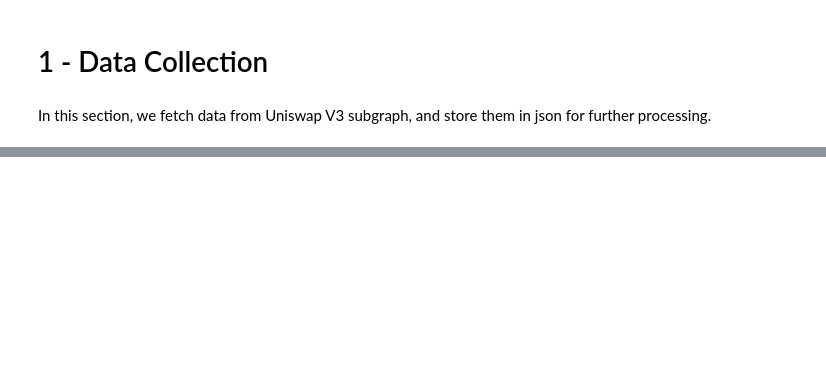
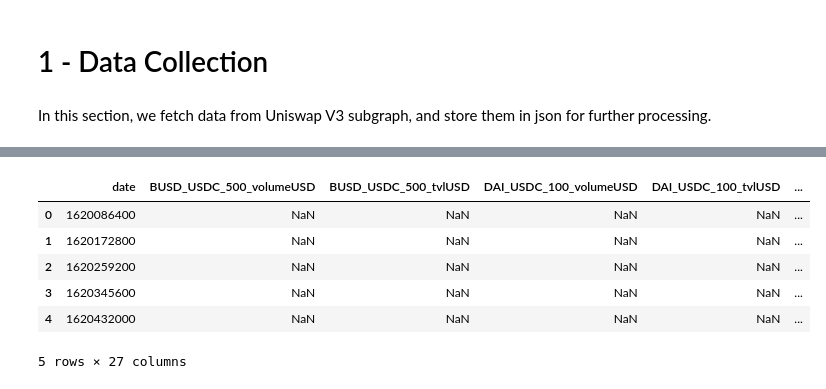
Before and after one commit to StardustLID/eth-uniswap-prelim-analysis, a Jupyter notebook: analysis/1-DataCollection.ipynb, the cells around one changed output, grey strips where cells are left out. Drawn from its saved outputs; the diff is of its cells as text; code cells hidden in the pictures; blank space fills up the shorter version.

```diff
--- a/analysis/1-DataCollection.ipynb
+++ b/analysis/1-DataCollection.ipynb
@@ -166,6 +369,5 @@ top_pools_df.info()
 # %%
-POOL_CHART = gql(
-    """
+POOL_DAY_TIME_SERIES = """
     query poolDayDatas($startTime: Int!, $skip: Int!, $address: String!) {
         poolDayDatas(
             first: 1000
@@ -178,27 +380,24 @@ POOL_CHART = gql(
             date
             volumeUSD
             tvlUSD
-            feesUSD
         }
     }
-    """
-)
+"""
 # %%
 fetch_pool_error = []
 
-# ref: https://github.com/Uniswap/v3-info/blob/770a05dc1a191cf229432ebc43c1f2ceb3666e3b/src/data/pools/chartData.ts#L14
+
 async def fetch_pool_chart_data(
-    address: str, symbol0: str, symbol1: str, fee_tier: int, verbose: bool = False
+    address: str,
+    symbol0: str,
+    symbol1: str,
+    fee_tier: int,
+    transport: AIOHTTPTransport = transport,
 ):
-    START_TIMESTAMP = 1619170975  # GMT: Friday, April 23, 2021 9:42:55 AM
-    # END_TIMESTAMP = int(time.time()) # current timestamp
-
     error = False
     skip = 0
     all_found = False
     result = {"poolDayDatas": []}
-
-    transport = AIOHTTPTransport(url=UNISWAP_V3_SUBGRAPH_URL)
 
     async with Client(
         transport=transport,
@@ -207,28 +406,28 @@ async def fetch_pool_chart_data(
         params = {"address": address, "startTime": START_TIMESTAMP, "skip": skip}
         try:
             while not all_found:
-                temp = await session.execute(POOL_CHART, variable_values=params)
+                temp = await session.execute(
+                    gql(POOL_DAY_TIME_SERIES), variable_values=params
+                )
                 skip += 1000
                 if len(temp["poolDayDatas"]) < 1000 or error:
                     all_found = True
                 if temp:
+                    # concat the lists
                     result["poolDayDatas"] = (
                         result["poolDayDatas"] + temp["poolDayDatas"]
-                    )  # concat the lists
+                    )
         except Exception as e:
             print(e)
             error = True
             fetch_pool_error.append(address)
 
     if not error:
-        if verbose:
-            pprint(result)
-
         if not os.path.exists(DATA_POOL_DAY_PATH):
             os.makedirs(DATA_POOL_DAY_PATH)
 
         with open(
-            f"{DATA_POOL_DAY_PATH}/{format_pool_name(symbol0, symbol1, fee_tier)}.json",
+            f"{DATA_POOL_DAY_PATH}/{get_pool_key(symbol0, symbol1, fee_tier)}.json",
             "w",
         ) as f:
             json.dump(result, f, indent=4)
@@ -254,34 +456,41 @@ pool_names = []
 
 for f in os.listdir(DATA_POOL_DAY_PATH):
     fullname = os.fsdecode(f)
 
     # not a rigorous check
     with open(os.path.join(DATA_POOL_DAY_PATH, fullname), "r") as file:
         pool_day_datas = json.load(file)
 
     # parse dict as df
     temp = pd.DataFrame.from_dict(pool_day_datas["poolDayDatas"]).astype(
         {"volumeUSD": np.float64, "tvlUSD": np.float64}
     )
 
     # Note: there is no need to analyze fees separately,
     # as it is a fixed proportion of the pool's trade volume
-    temp.drop(columns=["feesUSD"], inplace=True)
 
     # prefix columns (except "date") with pool name
     cols = temp.columns[~temp.columns.isin(["date"])]
     pool_name = fullname.split(os.sep)[-1].split(".")[0]
     pool_names.append(pool_name)
     temp.rename(columns=dict(zip(cols, pool_name + "_" + cols)), inplace=True)
 
     # outer join: union of items on "date"
     df = pd.merge(df, temp, how="outer", on=["date"])
 
 # sort by "date"
 df.sort_values(by="date", inplace=True)
 df.reset_index(drop="index", inplace=True)
 
 df.head()
+# %% [output]
+|  | date | BUSD_USDC_500_volumeUSD | BUSD_USDC_500_tvlUSD | DAI_USDC_100_volumeUSD | DAI_USDC_100_tvlUSD | ... |
+| 0 | 1620086400 | NaN | NaN | NaN | NaN | ... |
+| 1 | 1620172800 | NaN | NaN | NaN | NaN | ... |
+| 2 | 1620259200 | NaN | NaN | NaN | NaN | ... |
+| 3 | 1620345600 | NaN | NaN | NaN | NaN | ... |
+| 4 | 1620432000 | NaN | NaN | NaN | NaN | ... |
+5 rows × 27 columns
 # %%
 # ["date"]: int -> date (in "YYYY-MM-DD")
 df["timestamp"] = df["date"]  # keep timestamp in a new col
```
Also changed, not shown: parts of 23 cells of this notebook.
